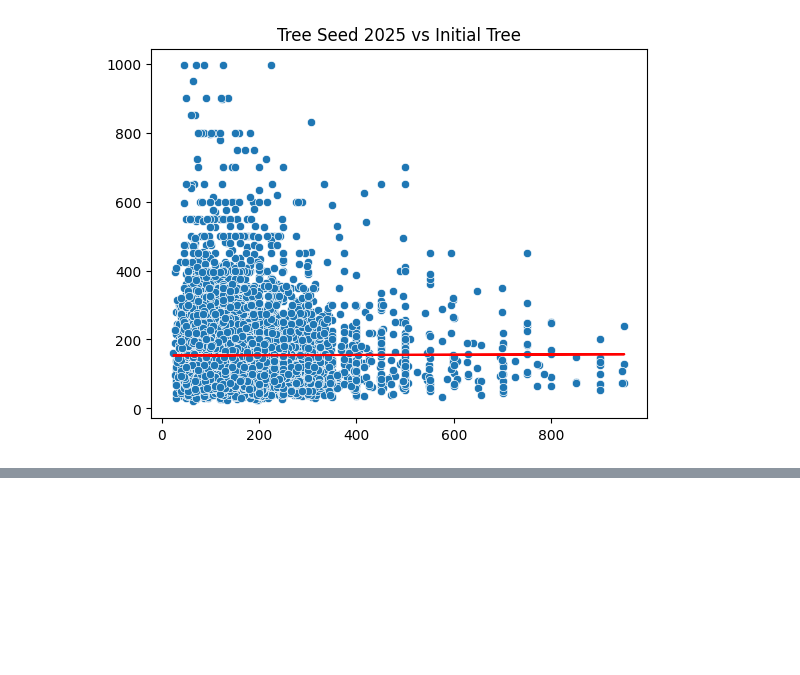
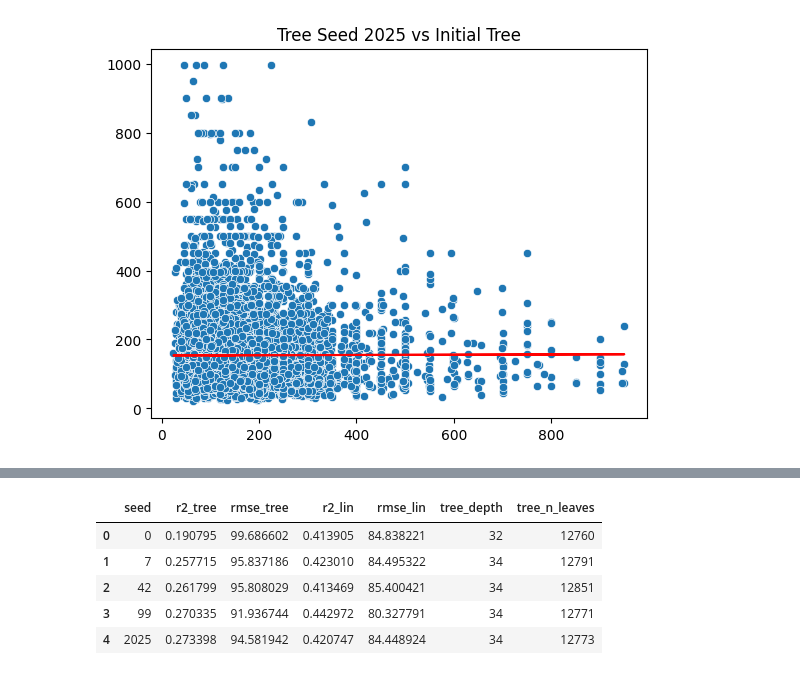
Before and after one commit to emilyzyzhou/lab_tree_stability, a Jupyter notebook: lab_notebook.ipynb, the cells around one changed output, grey strips where cells are left out. Drawn from its saved outputs; the diff is of its cells as text; code cells hidden in the pictures; blank space fills up the shorter version.

```diff
--- a/lab_notebook.ipynb
+++ b/lab_notebook.ipynb
@@ -344,0 +368,9 @@ R^2: 1.3657267967204234e-05
+# %%
+results_df
+# %% [output]
+|  | seed | r2_tree | rmse_tree | r2_lin | rmse_lin | tree_depth | tree_n_leaves |
+| 0 | 0 | 0.190795 | 99.686602 | 0.413905 | 84.838221 | 32 | 12760 |
+| 1 | 7 | 0.257715 | 95.837186 | 0.423010 | 84.495322 | 34 | 12791 |
+| 2 | 42 | 0.261799 | 95.808029 | 0.413469 | 85.400421 | 34 | 12851 |
+| 3 | 99 | 0.270335 | 91.936744 | 0.442972 | 80.327791 | 34 | 12771 |
+| 4 | 2025 | 0.273398 | 94.581942 | 0.420747 | 84.448924 | 34 | 12773 |
```
Also changed, not shown: parts of 7 cells of this notebook.
